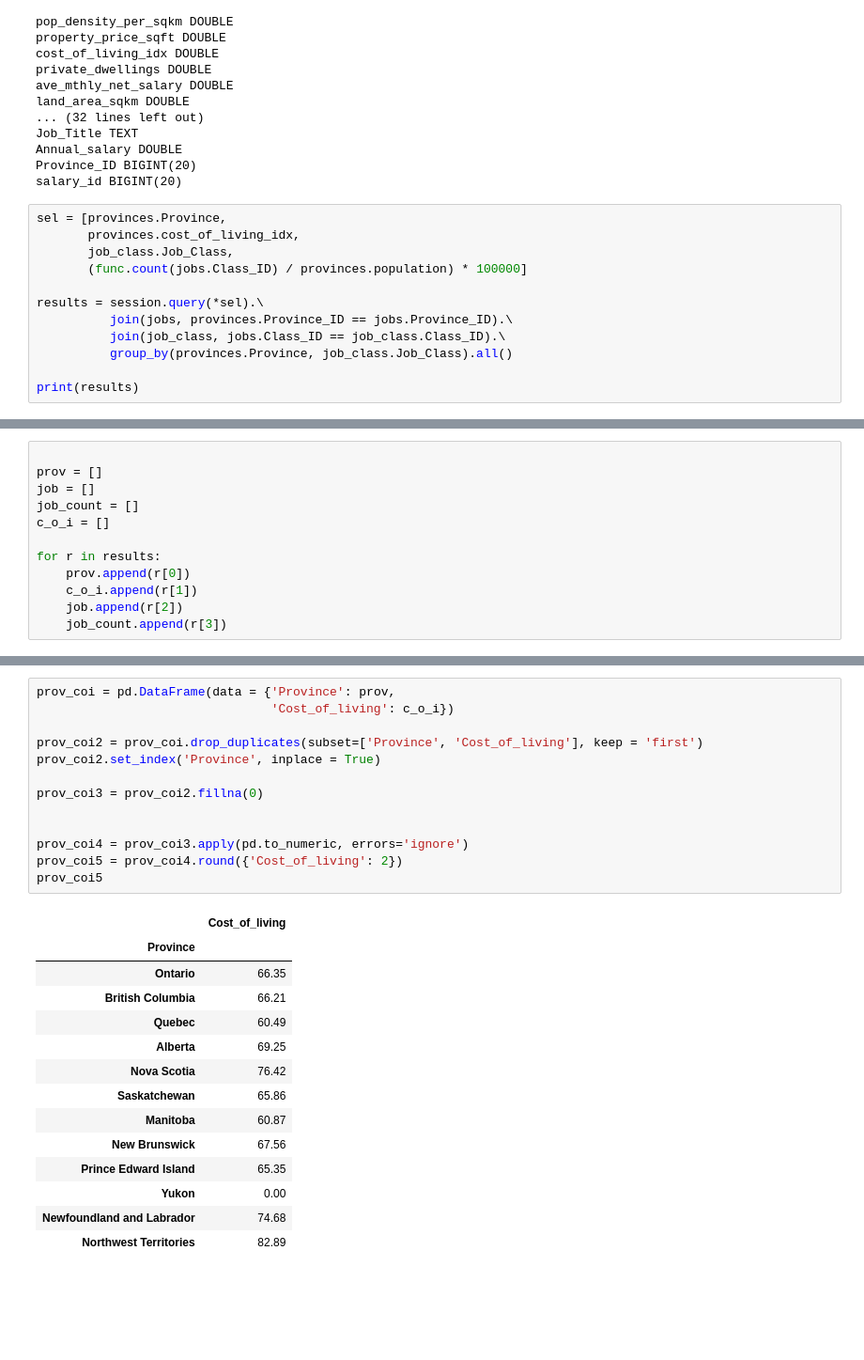
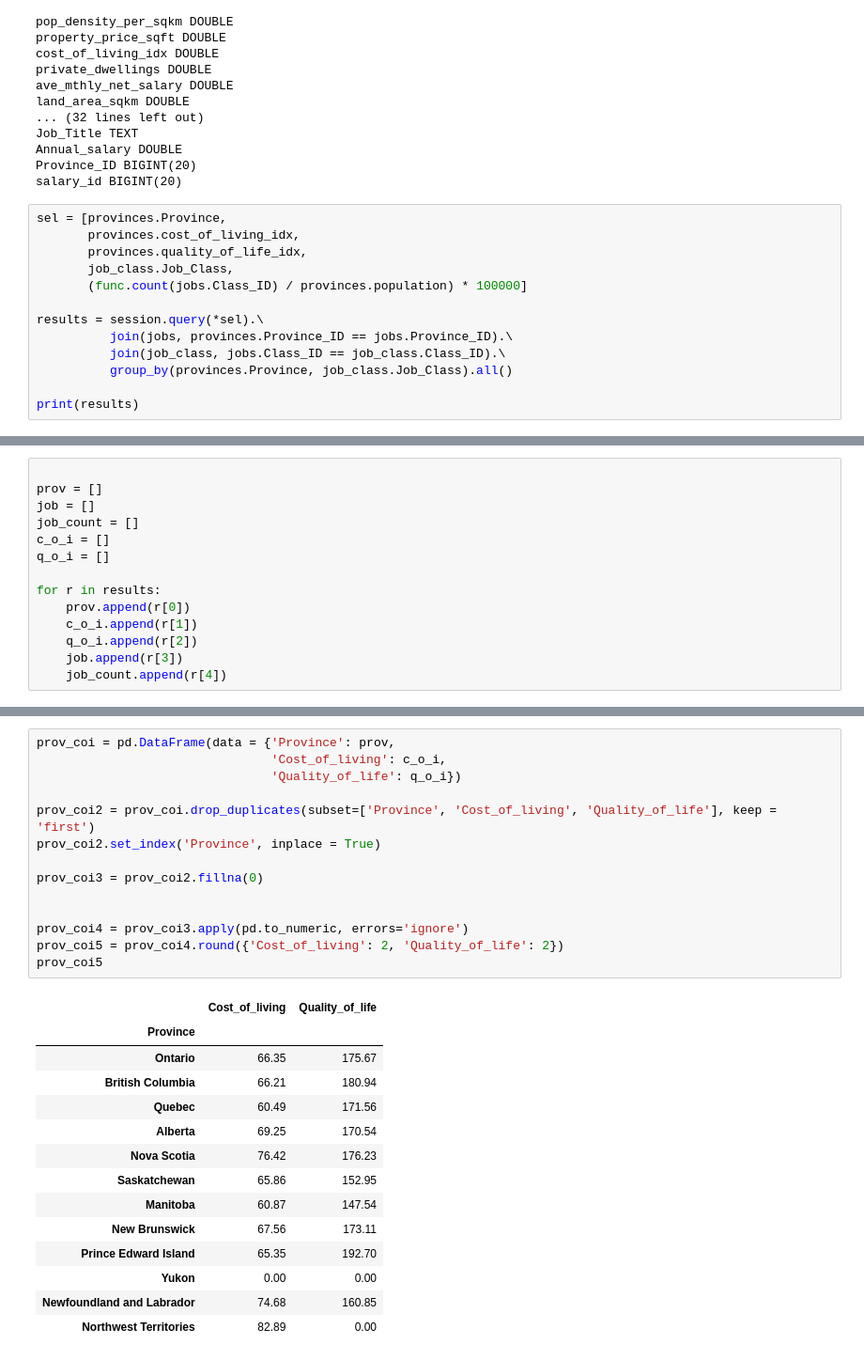
Before and after one commit to jessewgray/the6InTheSix, a Jupyter notebook: Distribution_graph_code_LL.ipynb, the cells around one changed output, grey strips where cells are left out. Shown at 94% size. Saved outputs shown, nothing was run; the diff lists cells and outputs as text; blank space fills up the shorter version.

```diff
--- a/Distribution_graph_code_LL.ipynb
+++ b/Distribution_graph_code_LL.ipynb
@@ -88,6 +89,7 @@ salary_id BIGINT(20)
 # %%
 sel = [provinces.Province,
        provinces.cost_of_living_idx,
+       provinces.quality_of_life_idx,
        job_class.Job_Class,
        (func.count(jobs.Class_ID) / provinces.population) * 100000]
 
@@ -105,12 +107,14 @@ prov = []
 job = []
 job_count = []
 c_o_i = []
+q_o_i = []
 
 for r in results:
     prov.append(r[0])
     c_o_i.append(r[1])
-    job.append(r[2])
-    job_count.append(r[3])
+    q_o_i.append(r[2])
+    job.append(r[3])
+    job_count.append(r[4])
 # %%
 prov_job_df = pd.DataFrame(data={'Province': prov,
                              'Job': job,
@@ -144,32 +146,33 @@ prov_job_df5
 | Yukon | 2.788 | 0.000 | 0.000 | 0.000 |
 # %%
 prov_coi = pd.DataFrame(data = {'Province': prov,
-                                'Cost_of_living': c_o_i})
+                                'Cost_of_living': c_o_i,
+                                'Quality_of_life': q_o_i})
 
-prov_coi2 = prov_coi.drop_duplicates(subset=['Province', 'Cost_of_living'], keep = 'first')
+prov_coi2 = prov_coi.drop_duplicates(subset=['Province', 'Cost_of_living', 'Quality_of_life'], keep = 'first')
 prov_coi2.set_index('Province', inplace = True)
 
 prov_coi3 = prov_coi2.fillna(0)
 
 
 prov_coi4 = prov_coi3.apply(pd.to_numeric, errors='ignore')
-prov_coi5 = prov_coi4.round({'Cost_of_living': 2})
+prov_coi5 = prov_coi4.round({'Cost_of_living': 2, 'Quality_of_life': 2})
 prov_coi5
 # %% [output]
-|  | Cost_of_living |
-| Province |  |
-| Ontario | 66.35 |
-| British Columbia | 66.21 |
-| Quebec | 60.49 |
-| Alberta | 69.25 |
-| Nova Scotia | 76.42 |
-| Saskatchewan | 65.86 |
-| Manitoba | 60.87 |
-| New Brunswick | 67.56 |
-| Prince Edward Island | 65.35 |
-| Yukon | 0.00 |
-| Newfoundland and Labrador | 74.68 |
-| Northwest Territories | 82.89 |
+|  | Cost_of_living | Quality_of_life |
+| Province |  |  |
+| Ontario | 66.35 | 175.67 |
+| British Columbia | 66.21 | 180.94 |
+| Quebec | 60.49 | 171.56 |
+| Alberta | 69.25 | 170.54 |
+| Nova Scotia | 76.42 | 176.23 |
+| Saskatchewan | 65.86 | 152.95 |
+| Manitoba | 60.87 | 147.54 |
+| New Brunswick | 67.56 | 173.11 |
+| Prince Edward Island | 65.35 | 192.70 |
+| Yukon | 0.00 | 0.00 |
+| Newfoundland and Labrador | 74.68 | 160.85 |
+| Northwest Territories | 82.89 | 0.00 |
 # %%
 prov_job_coi_df = pd.merge(prov_job_df5, prov_coi5, on='Province')
 
```
Also changed, not shown: parts of 6 cells of this notebook, 1 other file.
